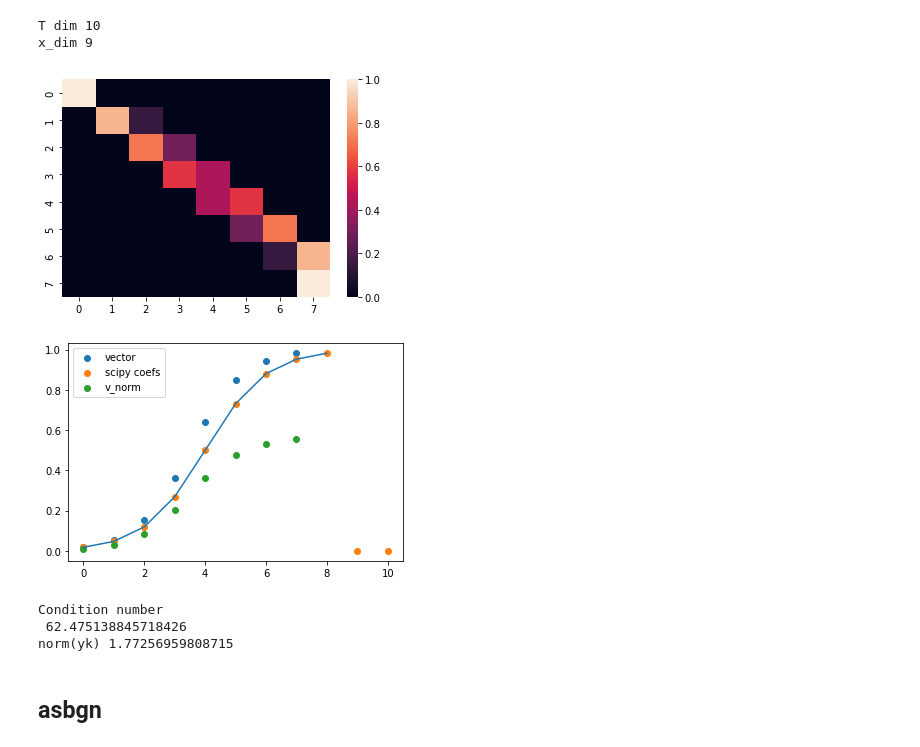
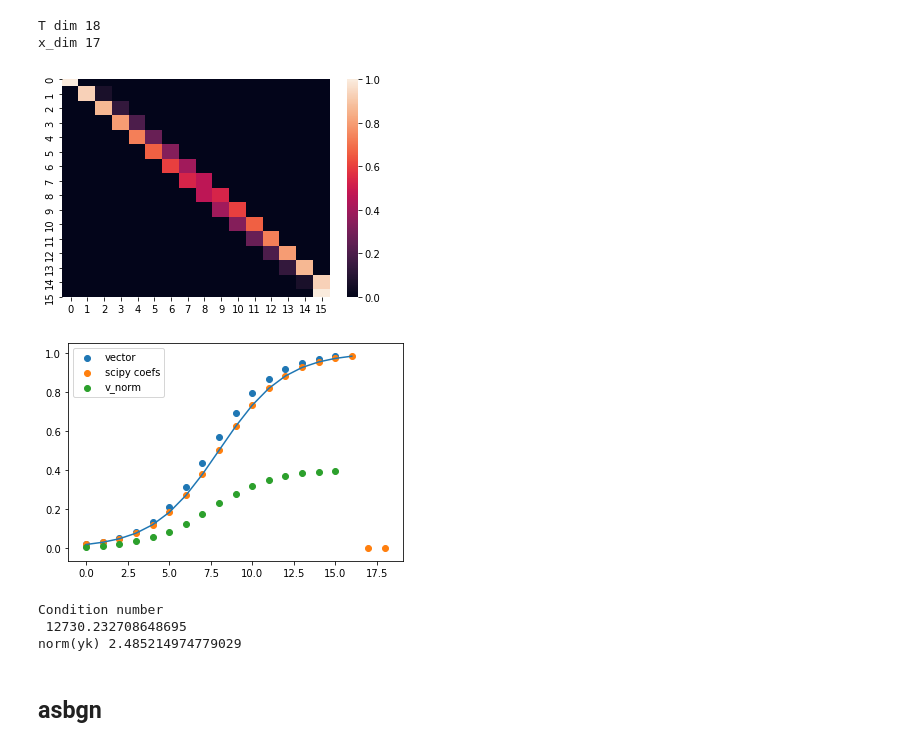
Before and after one commit to inajetovic/Variational-Quantum-Splines, a Jupyter notebook: test.ipynb, the cells around one changed output. Cells and saved outputs as stored; diff of their text form; code cells hidden in the pictures.

```diff
--- a/test.ipynb
+++ b/test.ipynb
@@ -4,11 +4,11 @@ from utils import *
 # %%
 lower = 0.
 upper = 1.
-n_step = 8
+n_step = 16
 f_i = 0.0
 MAX_ITER = 100
 
-nq=3
+nq=4
 # K = 2^n = dim(T)-2
 # with dim(S) = KxK
 # n = num qubits
@@ -29,40 +29,40 @@ if scaled:
   y = y / norm
 tck=splrep(x,y,k=1) #coeffs
 #plt.scatter(range(len(tck[1])),tck[0], label = "scipy knots")
 
 
 #############################################################################################
 ###################################### System Preparation ###################################
 #############################################################################################
 
 matrix,vector,v_norm = GeneralizedVQS_System(n_step,label,x,xx,scaled=scaled);
 
 import seaborn as sns
 
 sns.heatmap(matrix)
 plt.show()
 plt.plot(y)
 
 plt.scatter(range(len(vector)), vector, label="vector")
 plt.scatter(range(len(tck[1])),tck[1], label="scipy coefs")
 plt.scatter(range(len(v_norm)), v_norm, label="v_norm")
 plt.legend()
 plt.show()
 #############################################################################################
 ################################# VQLS and Linear Prob. Solving #############################
 #############################################################################################
 
 k_numb=np.linalg.cond(np.array(matrix))
 print('Condition number\n',k_numb)
 print('norm(yk)',np.linalg.norm(vector))
 # %% [output]
-T dim 10
-x_dim 9
+T dim 18
+x_dim 17
-[figure, old version]
+[figure, new version]
-[figure, old version]
+[figure, new version]
 Condition number
- 62.475138845718426
-norm(yk) 1.77256959808715
+ 12730.232708648695
+norm(yk) 2.485214974779029
 # %% [markdown]
 ## asbgn
 # %%
```
Also changed, not shown: parts of 7 cells of this notebook, 2 other files.
